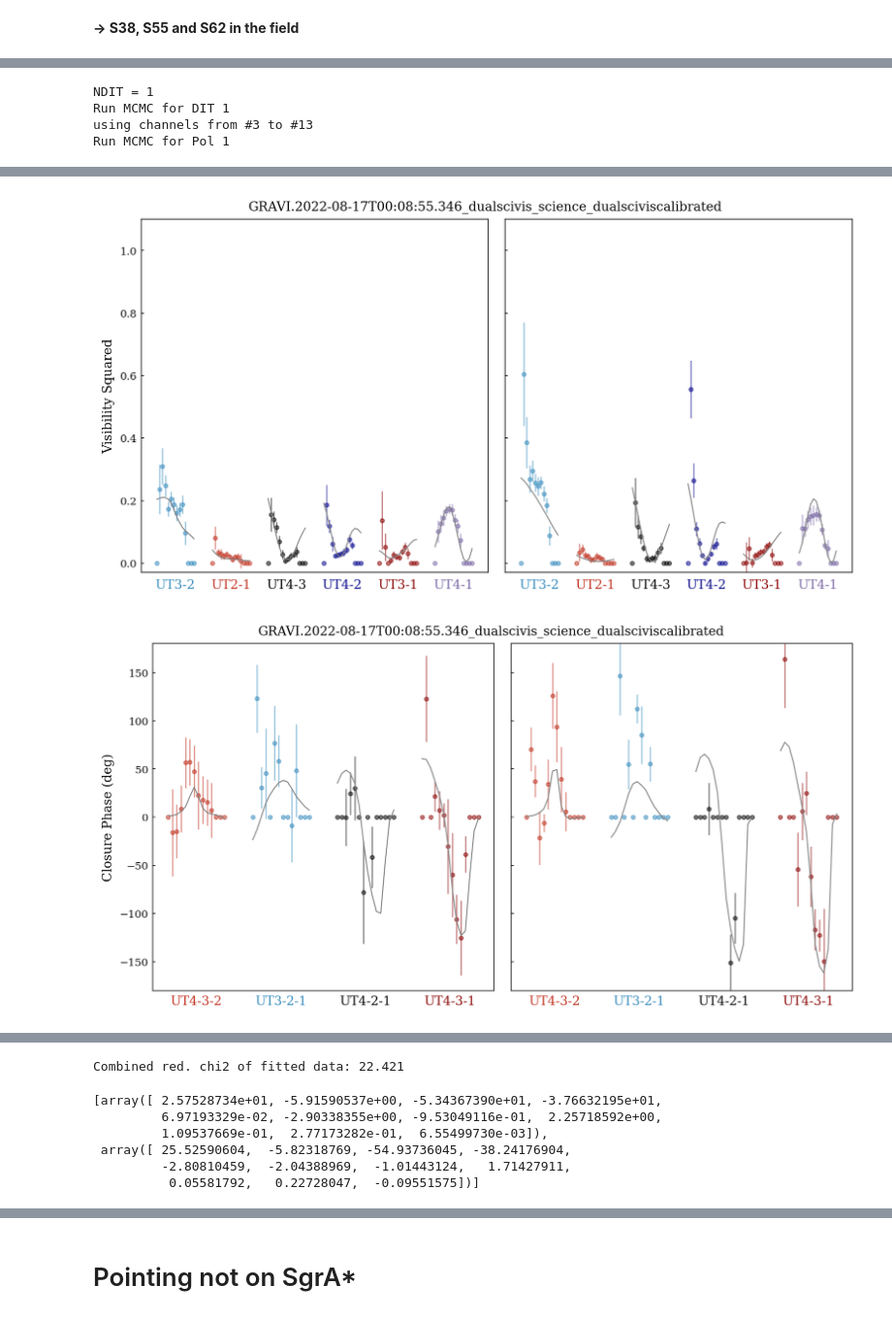
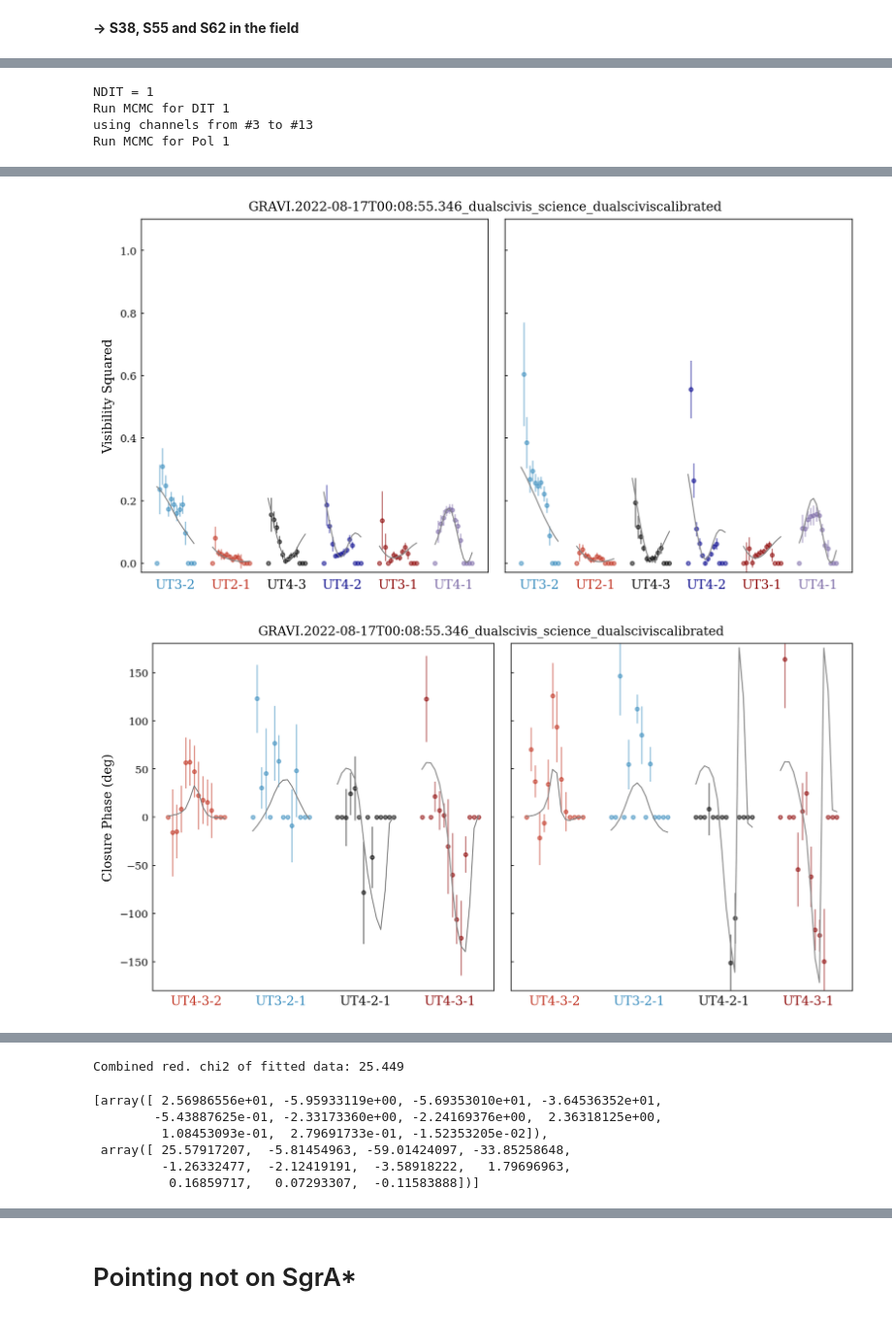
Before and after one commit to diogoribeiro98/gravipy, a Jupyter notebook: Tutorial/Fitting.ipynb, the cells around one changed output, grey strips where cells are left out. Shown at 97% size. Cells and saved outputs as stored; diff of their text form; code cells hidden in the pictures.

```diff
--- a/Tutorial/Fitting.ipynb
+++ b/Tutorial/Fitting.ipynb
@@ -9,3 +6,3 @@ files = [_ for _ in files if fits.open(_)[0].header['ESO INS SOBJ OFFX'] == 0]
 # %%
-f = files[0]
+f = 'data/GRAVI.2022-08-17T00:08:55.346_dualscivis_science_dualsciviscalibrated.fits'
 date = fits.open(f)[0].header['DATE-OBS']
@@ -55,8 +56,8 @@ fi.fit_stars(
     fit_pos=[True, True, False], # S62 is usually too faint to fit the position
     fit_for=[1,1,1,1], # fitting for all quantities here: VisAmp, V2, Closure Phase, & Visibility Phase
     nthreads=4,
-    nwalkers=201,
-    nruns=301,
+    nwalkers=100,
+    nruns=150,
     initial=[-4, 1,    # initial conditions for: alpha SgrA*, background flux ratio
              0, 0,     # initial conditions for: Phase center Ra, Dec
              0.5 , 1], # initial conditions for: background central/primary source, coherence loss
@@ -104,2 +105,2 @@ fr BH = -0.102 + 0.017 - 0.028
-[figure, old version]
+[figure, new version]
-[figure, old version]
+[figure, new version]
@@ -107,10 +108,10 @@ fr BH = -0.102 + 0.017 - 0.028
-Combined red. chi2 of fitted data: 22.421
+Combined red. chi2 of fitted data: 25.449
-[array([ 2.57528734e+01, -5.91590537e+00, -5.34367390e+01, -3.76632195e+01,
-         6.97193329e-02, -2.90338355e+00, -9.53049116e-01,  2.25718592e+00,
-         1.09537669e-01,  2.77173282e-01,  6.55499730e-03]),
- array([ 25.52590604,  -5.82318769, -54.93736045, -38.24176904,
-         -2.80810459,  -2.04388969,  -1.01443124,   1.71427911,
-          0.05581792,   0.22728047,  -0.09551575])]
+[array([ 2.56986556e+01, -5.95933119e+00, -5.69353010e+01, -3.64536352e+01,
+        -5.43887625e-01, -2.33173360e+00, -2.24169376e+00,  2.36318125e+00,
+         1.08453093e-01,  2.79691733e-01, -1.52353205e-02]),
+ array([ 25.57917207,  -5.81454963, -59.01424097, -33.85258648,
+         -1.26332477,  -2.12419191,  -3.58918222,   1.79696963,
+          0.16859717,   0.07293307,  -0.11583888])]
 # %%
 # Results
 # Columns are:
```
Also changed, not shown: parts of 13 cells of this notebook, 1 other file.
